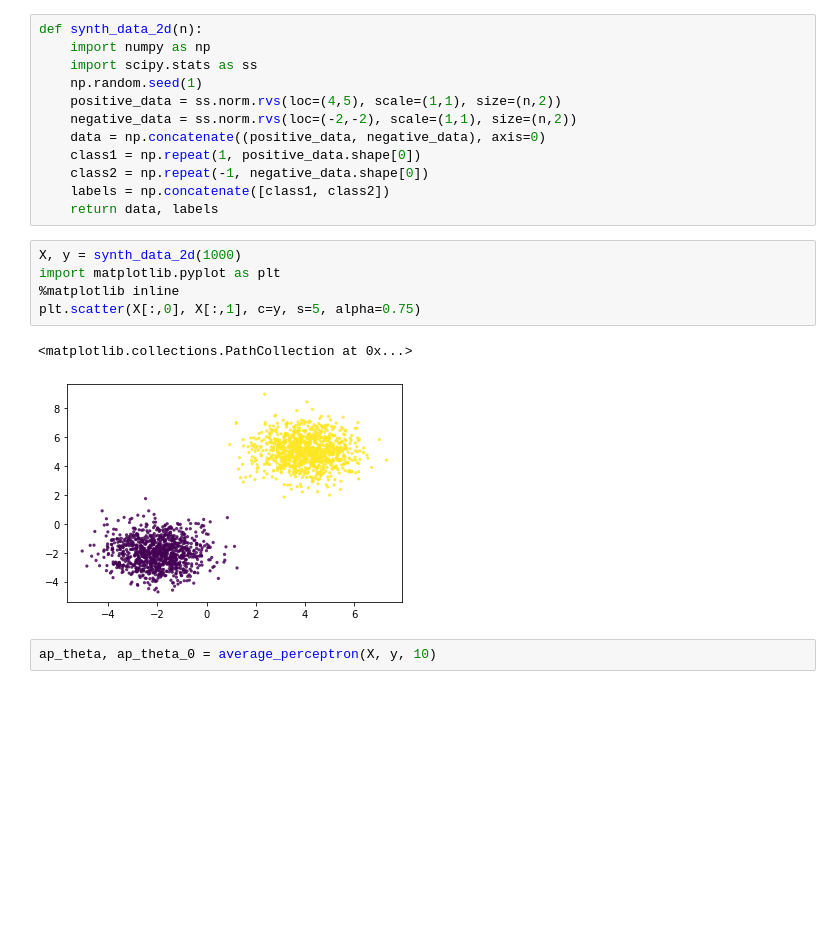
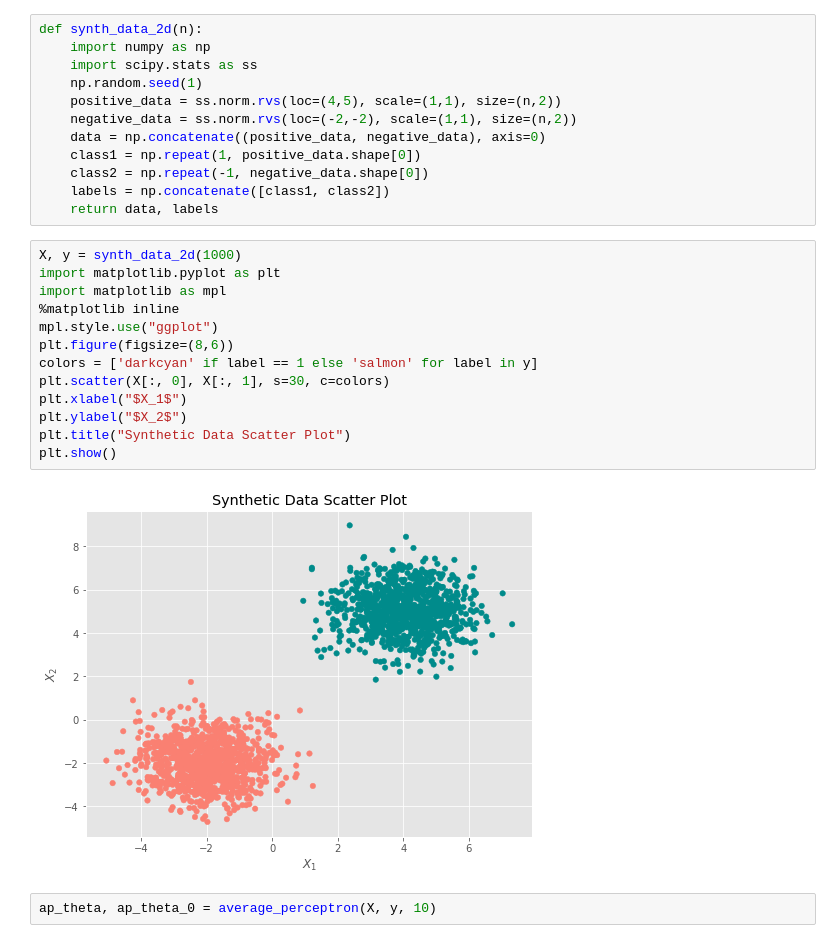
Before and after one commit to ashudva/ML-6.86x, a Jupyter notebook: Review-Analyzer/classifiers.ipynb, the cells around one changed output. Saved outputs shown, nothing was run; the diff lists cells and outputs as text; blank space fills up the shorter version.

```diff
--- a/Review-Analyzer/classifiers.ipynb
+++ b/Review-Analyzer/classifiers.ipynb
@@ -619,14 +644,21 @@ def synth_data_2d(n):
     class2 = np.repeat(-1, negative_data.shape[0])
     labels = np.concatenate([class1, class2])
     return data, labels
-# %%
-X, y = synth_data_2d(1000)
-import matplotlib.pyplot as plt
-%matplotlib inline
-plt.scatter(X[:,0], X[:,1], c=y, s=5, alpha=0.75)
-# %% [output]
-<matplotlib.collections.PathCollection at 0x...>
-[figure, removed]
+# %%
+X, y = synth_data_2d(1000)
+import matplotlib.pyplot as plt
+import matplotlib as mpl
+%matplotlib inline
+mpl.style.use("ggplot")
+plt.figure(figsize=(8,6))
+colors = ['darkcyan' if label == 1 else 'salmon' for label in y]
+plt.scatter(X[:, 0], X[:, 1], s=30, c=colors)
+plt.xlabel("$X_1$")
+plt.ylabel("$X_2$")
+plt.title("Synthetic Data Scatter Plot")
+plt.show()
+# %% [output]
+[figure, added]
 # %%
 ap_theta, ap_theta_0 = average_perceptron(X, y, 10)
 # %%
```
Also changed, not shown: parts of 6 cells of this notebook, 1 other file.
